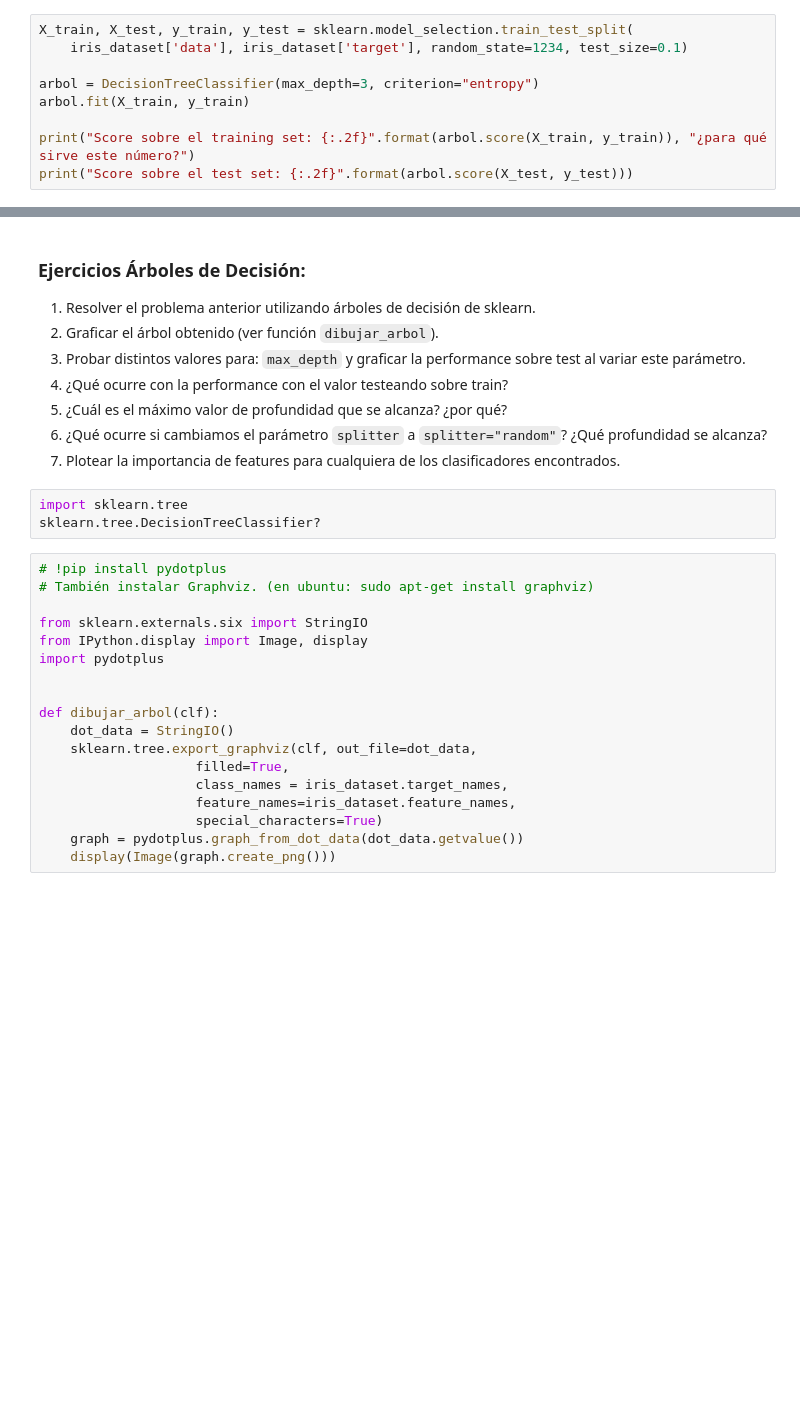
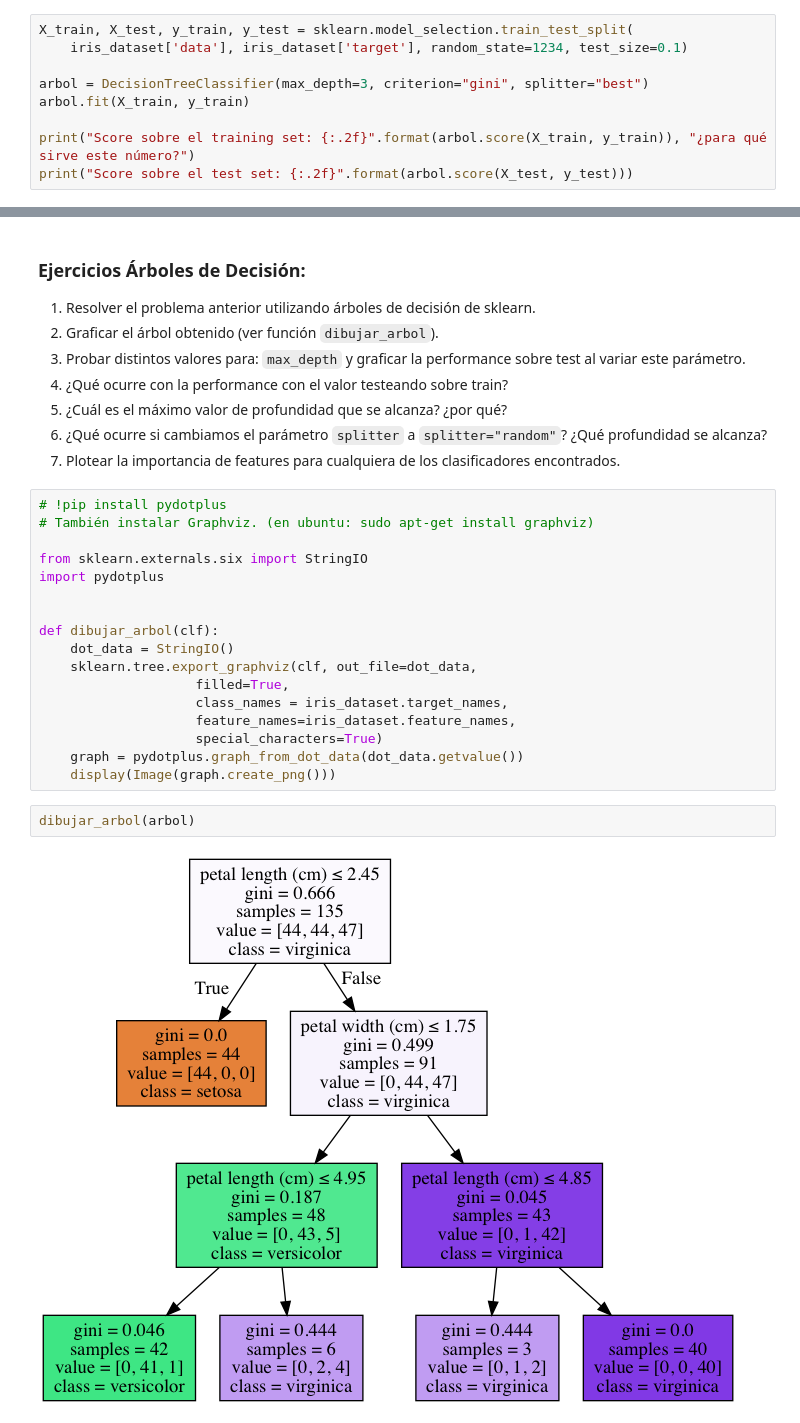
Before and after one commit to nacho692/machine_lerner, a Jupyter notebook: aa-notebooks/nb3/notebook_3_arboles_de_decision_sklearn.ipynb, the cells around one changed output, grey strips where cells are left out. Cells and saved outputs as stored; diff of their text form; blank space fills up the shorter version.

Commit message:
arbol implementado

```diff
--- a/aa-notebooks/nb3/notebook_3_arboles_de_decision_sklearn.ipynb
+++ b/aa-notebooks/nb3/notebook_3_arboles_de_decision_sklearn.ipynb
@@ -135,7 +142,7 @@ NameError: name 'display' is not defined
 X_train, X_test, y_train, y_test = sklearn.model_selection.train_test_split(
     iris_dataset['data'], iris_dataset['target'], random_state=1234, test_size=0.1)
 
-arbol = DecisionTreeClassifier(max_depth=3, criterion="entropy")
+arbol = DecisionTreeClassifier(max_depth=3, criterion="gini", splitter="best")
 arbol.fit(X_train, y_train)
 
 print("Score sobre el training set: {:.2f}".format(arbol.score(X_train, y_train)), "¿para qué sirve este número?")
@@ -150,15 +160,11 @@ print("Score sobre el test set: {:.2f}".format(arbol.score(X_test, y_test)))
 1. ¿Cuál es el máximo valor de profundidad que se alcanza? ¿por qué?
 1. ¿Qué ocurre si cambiamos el parámetro `splitter` a `splitter="random"`? ¿Qué profundidad se alcanza?
 1. Plotear la importancia de features para cualquiera de los clasificadores encontrados.
-# %%
-import sklearn.tree
-sklearn.tree.DecisionTreeClassifier?
 # %%
 # !pip install pydotplus
 # También instalar Graphviz. (en ubuntu: sudo apt-get install graphviz)
 
 from sklearn.externals.six import StringIO
-from IPython.display import Image, display
 import pydotplus
 
 
@@ -171,3 +177,7 @@ def dibujar_arbol(clf):
                     special_characters=True)
     graph = pydotplus.graph_from_dot_data(dot_data.getvalue())
     display(Image(graph.create_png()))
+# %%
+dibujar_arbol(arbol)
+# %% [output]
+[figure, added]
```
Also changed, not shown: parts of 7 cells of this notebook, 2 other files.
